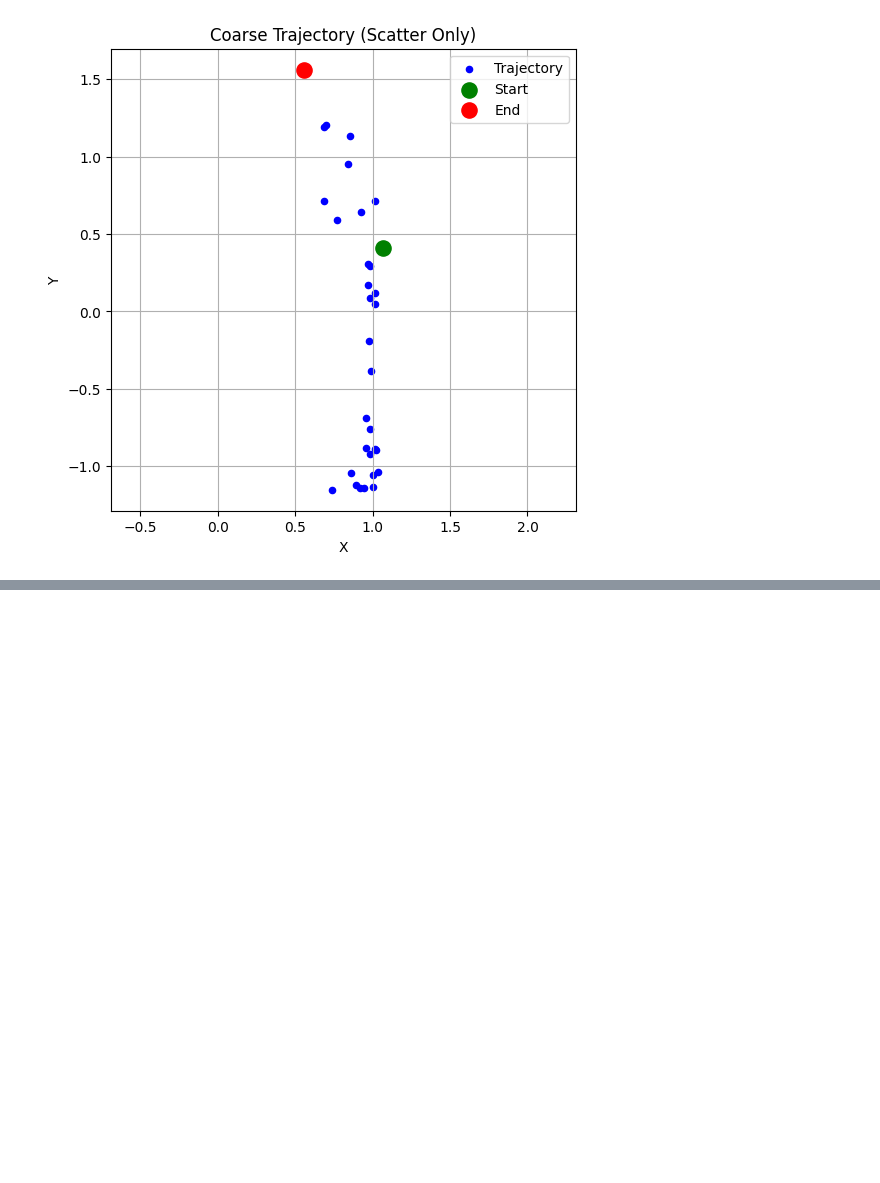
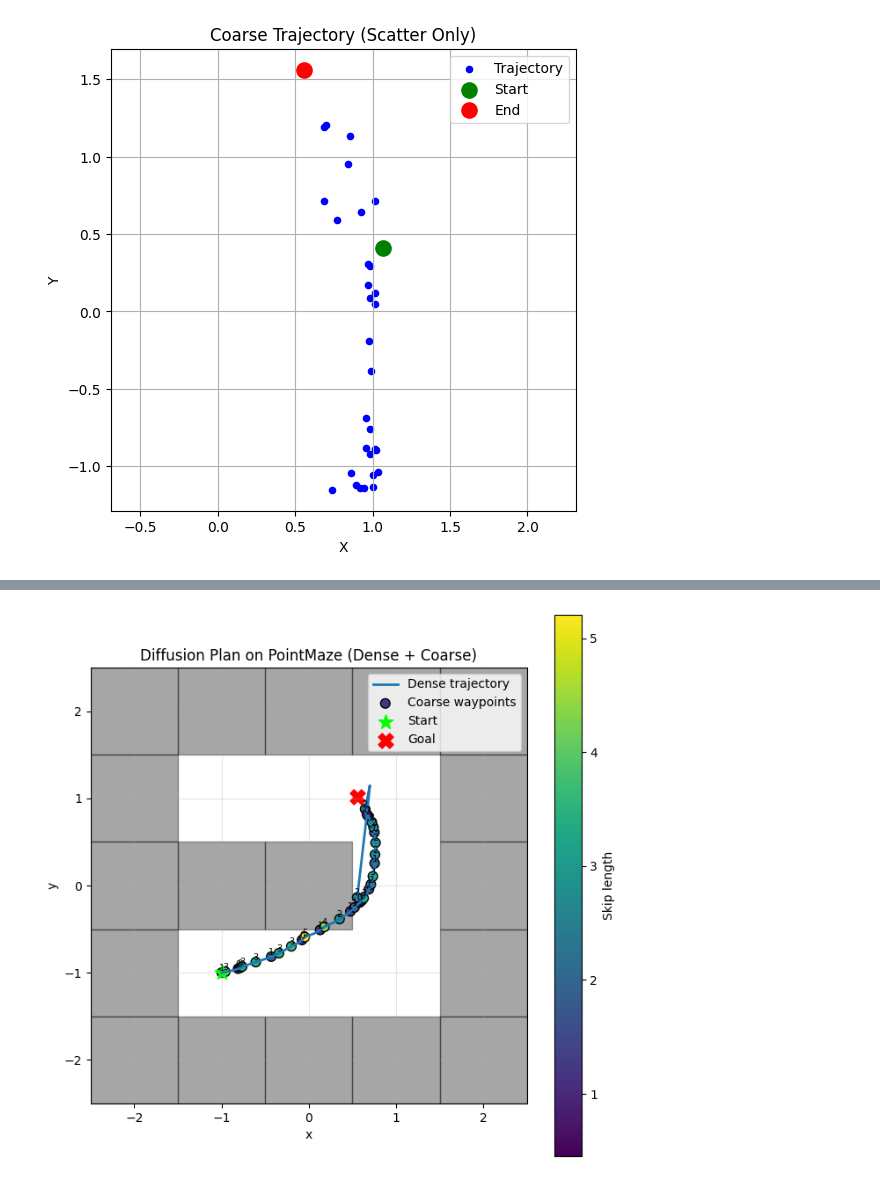
Before and after one commit to logflash/rpmml-project, a Jupyter notebook: rpmml-project/src/rpmml_project/pointmaze/dataset_viz_skip.ipynb, the cells around one changed output, grey strips where cells are left out. Saved outputs shown, nothing was run; the diff lists cells and outputs as text; code cells hidden in the pictures; blank space fills up the shorter version.

```diff
--- a/rpmml-project/src/rpmml_project/pointmaze/dataset_viz_skip.ipynb
+++ b/rpmml-project/src/rpmml_project/pointmaze/dataset_viz_skip.ipynb
@@ -184,0 +349,12 @@ plt.show()
+# %%
+env = dataset.dataset.recover_environment()
+
+def unwrap_env(env):
+    while hasattr(env, "env"):
+        env = env.env
+    return env
+
+env = unwrap_env(env)
+
+mj_model = env.model
+mj_data = env.data
@@ -184,0 +364,85 @@ plt.show()
+# %%
+import matplotlib.pyplot as plt
+
+# Create figure
+fig, ax = plt.subplots(figsize=(8, 8))
+
+# ===========================================================
+# 1) Dense trajectory
+# ===========================================================
+ax.plot(
+    pos_dense[:, 0],
+    pos_dense[:, 1],
+    linewidth=2,
+    color="tab:blue",
+    label="Dense trajectory"
+)
+
+# ===========================================================
+# 2) Coarse waypoints (colored by skip)
+# ===========================================================
+sc = ax.scatter(
+    coarse_pos[:, 0],
+    coarse_pos[:, 1],
+    c=coarse_skip,
+    s=60,
+    cmap="viridis",
+    edgecolors="k",
+    label="Coarse waypoints"
+)
+cbar = plt.colorbar(sc, ax=ax)
+cbar.set_label("Skip length")
+
+# Annotate skip values
+for i, (x, y) in enumerate(coarse_pos):
+    ax.text(x, y, f"{int(coarse_skip[i])}", fontsize=7, ha="center", va="bottom")
+
+# ===========================================================
+# 3) Start and Goal
+# ===========================================================
+ax.scatter(current[0], current[1], s=150, marker="*", color="lime",  label="Start")
+ax.scatter(goal[0],    goal[1],    s=150, marker="X", color="red",   label="Goal")
+
+# ===========================================================
+# 4) Render MuJoCo maze walls
+# ===========================================================
+for geom_id in range(mj_model.ngeom):
+
+    name = mujoco.mj_id2name(mj_model, mujoco.mjtObj.mjOBJ_GEOM, geom_id)
+
+    if name is None or ("block" not in name):
+        continue
+
+    pos = mj_model.geom_pos[geom_id]      # (x,y,z) center
+    size = mj_model.geom_size[geom_id]    # half sizes (hx,hy,hz)
+
+    cx, cy = pos[:2]
+    hx, hy = size[:2]
+
+    rect = Rectangle(
+        (cx - hx, cy - hy),
+        2 * hx,
+        2 * hy,
+        color="black",
+        alpha=0.35,
+        zorder=0
+    )
+    ax.add_patch(rect)
+
+# ===========================================================
+# Final styling
+# ===========================================================
+ax.set_title("Diffusion Plan on PointMaze (Dense + Coarse)")
+ax.set_xlabel("x")
+ax.set_ylabel("y")
+ax.set_aspect("equal", "box")
+ax.grid(True, alpha=0.3)
+ax.legend(loc="best")
+
+# Mazes are usually within [-2.5, 2.5]
+ax.set_xlim(-2.5, 2.5)
+ax.set_ylim(-2.5, 2.5)
+
+plt.show()
+# %% [output]
+[figure, added]
```
Also changed, not shown: parts of 7 cells of this notebook, 1 other file.
